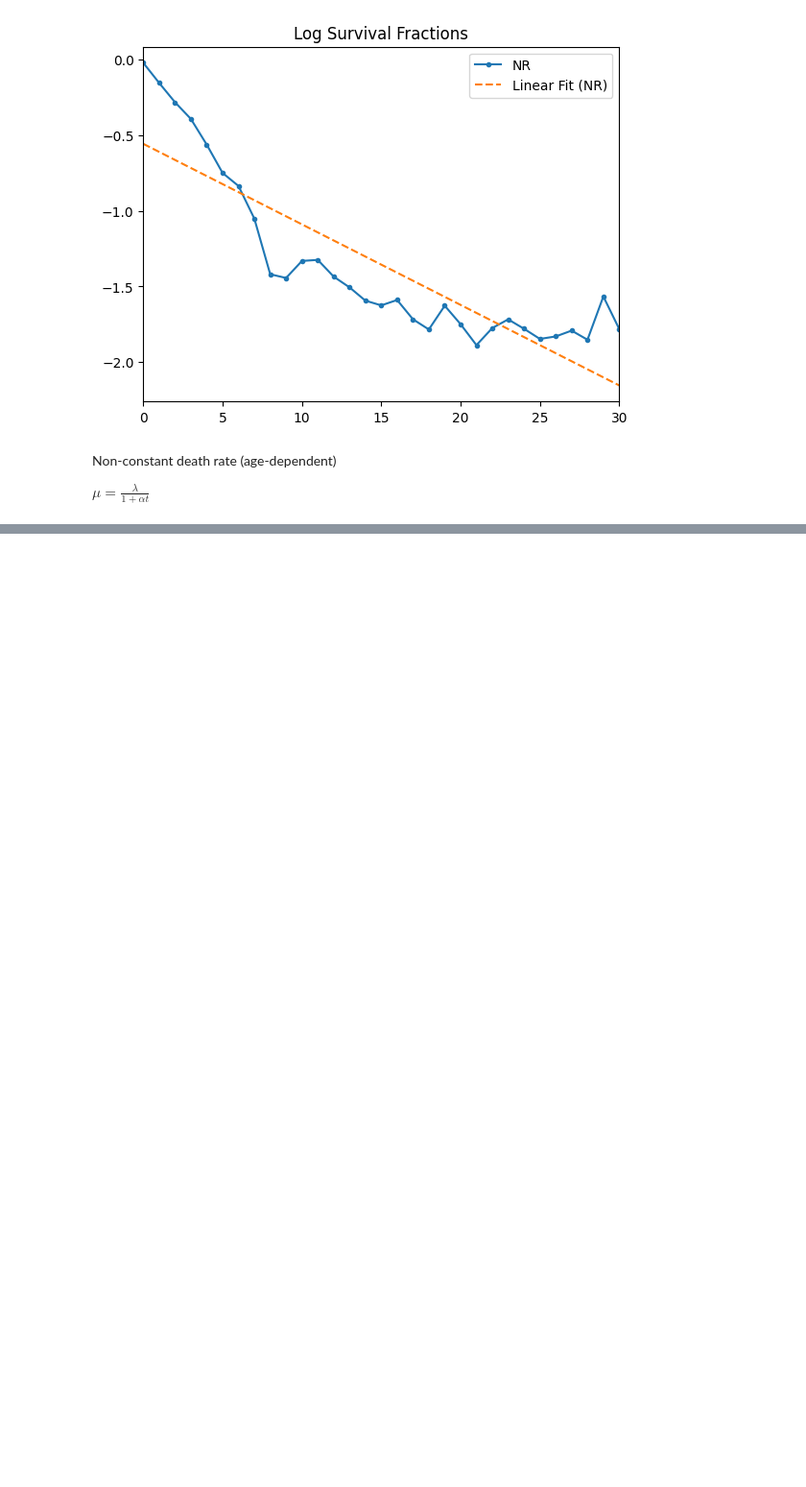
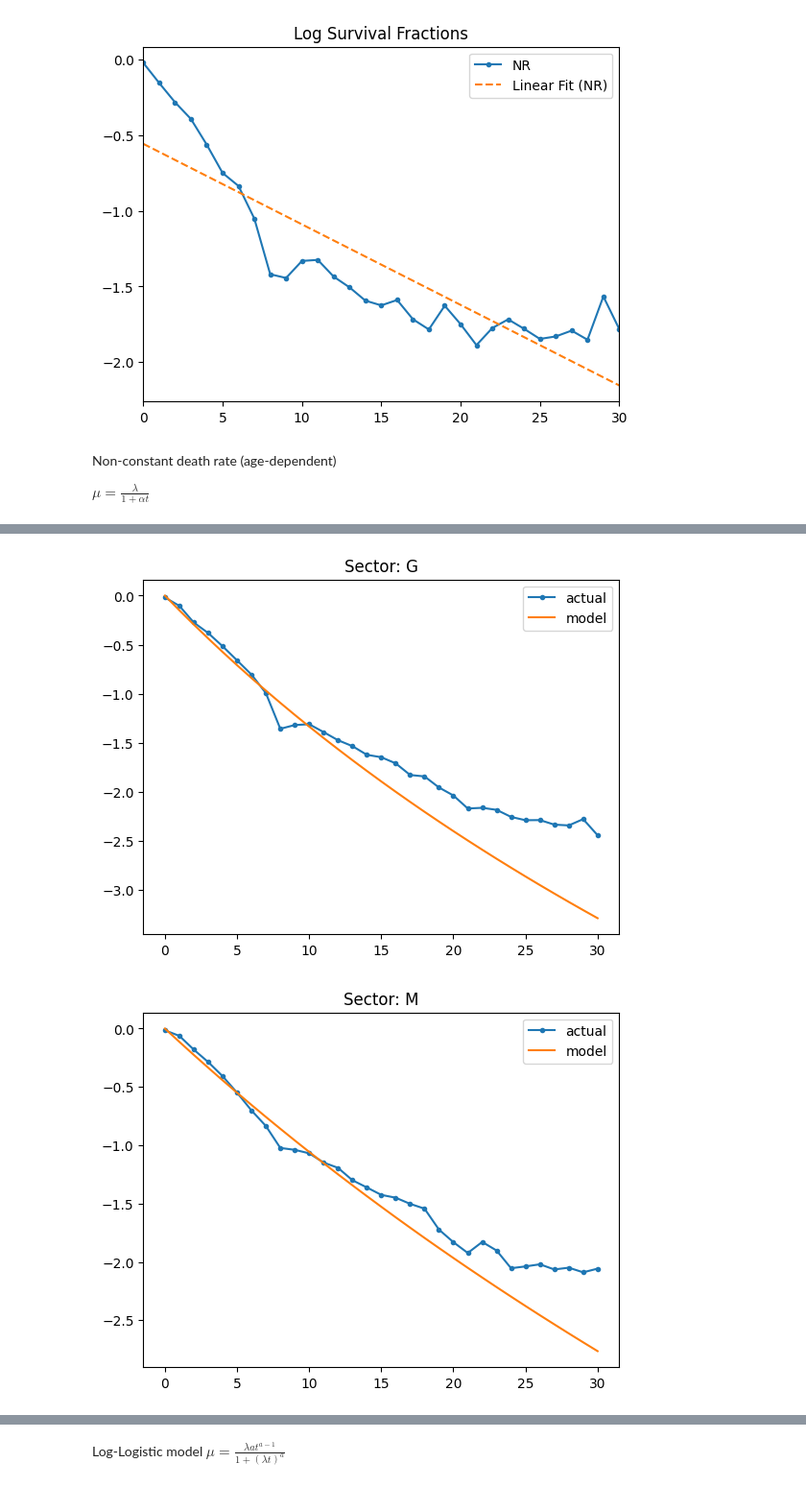
Before and after one commit to maxcyn/a-star, a Jupyter notebook: survival_fractions.ipynb, the cells around one changed output, grey strips where cells are left out. Shown at 96% size. Saved outputs shown, nothing was run; the diff lists cells and outputs as text; code cells hidden in the pictures; blank space fills up the shorter version.

```diff
--- a/survival_fractions.ipynb
+++ b/survival_fractions.ipynb
@@ -934,0 +728,50 @@ Under H1, MLE for a1, b1, a2, b2: 0.18191100215149567, 0.05617165646960355, 0.18
+# %%
+sector_list = ['G', 'M', 'F', 'J', 'K', 'C']
+for sector in sector_list:
+    df1 = filter_dataframe('Sector', sector)
+    # Create list of 31 years from 1993 to 2023
+    years = np.arange(1993, 2024, 1)
+    years = years[::-1]
+
+    # Create list of ages
+    ages_sf = np.arange(0, 31, 1)
+
+    # Convert Entry Date to the nearest year
+    df1['Entry Date'] = df1['Entry Date'].dt.year + (df1['Entry Date'].dt.month >= 7).astype(int)
+
+    # Create list of counts of alive/dead firms for each year
+    alive_counts_1 = []
+    dead_counts_1 = []
+    for year in years:
+        alive_count1 = df1[
+            (df1['Entry Date'] == year) &
+            (df1['Exit Date'].isna())
+        ].shape[0]
+        alive_counts_1.append(alive_count1)
+
+        dead_count1 = df1[
+            (df1['Entry Date'] == year) &
+            (df1['status'] == 0)
+        ].shape[0]
+        dead_counts_1.append(dead_count1)
+
+    A_MLE, B_MLE = minimize(
+        neg_log_likelihood_power,
+        x0=[0.1, 0.01],
+        bounds=[(1e-4, 1), (1e-4, 10)],
+        args=(alive_counts_1, dead_counts_1)
+    ).x
+
+    survival_fractions = np.array(alive_counts_1) / (np.array(alive_counts_1)+np.array(dead_counts_1))
+    log_survival = np.log(survival_fractions)
+
+    model_vals = -A_MLE/B_MLE * np.log(1+B_MLE*ages_sf)
+
+    plt.plot(ages_sf, log_survival, label = 'actual', marker='o', markersize=3)
+    plt.plot(ages_sf, model_vals, label = 'model')
+    plt.title(f'Sector: {sector}')
+    plt.legend()
+    plt.show()
+# %% [output]
+[figure, added]
+[figure, added]
@@ -934,0 +782,3 @@ Under H1, MLE for a1, b1, a2, b2: 0.18191100215149567, 0.05617165646960355, 0.18
+# %% [markdown]
+Log-Logistic model
+$\mu = \frac{\lambda a t^{a-1}}{1+(\lambda t)^{a}}$
```
Also changed, not shown: parts of 14 cells of this notebook.
